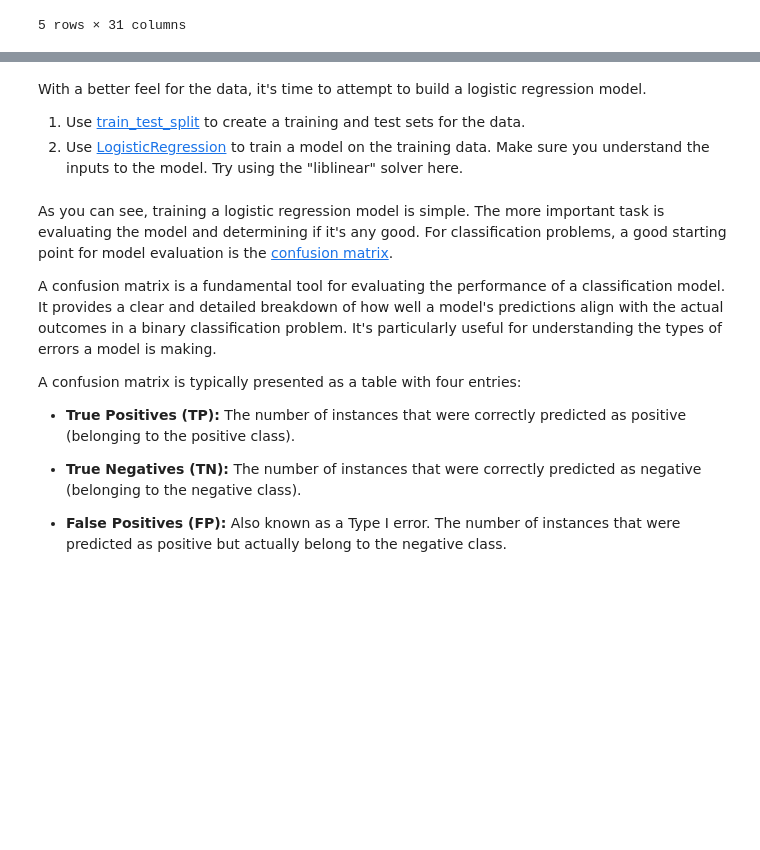
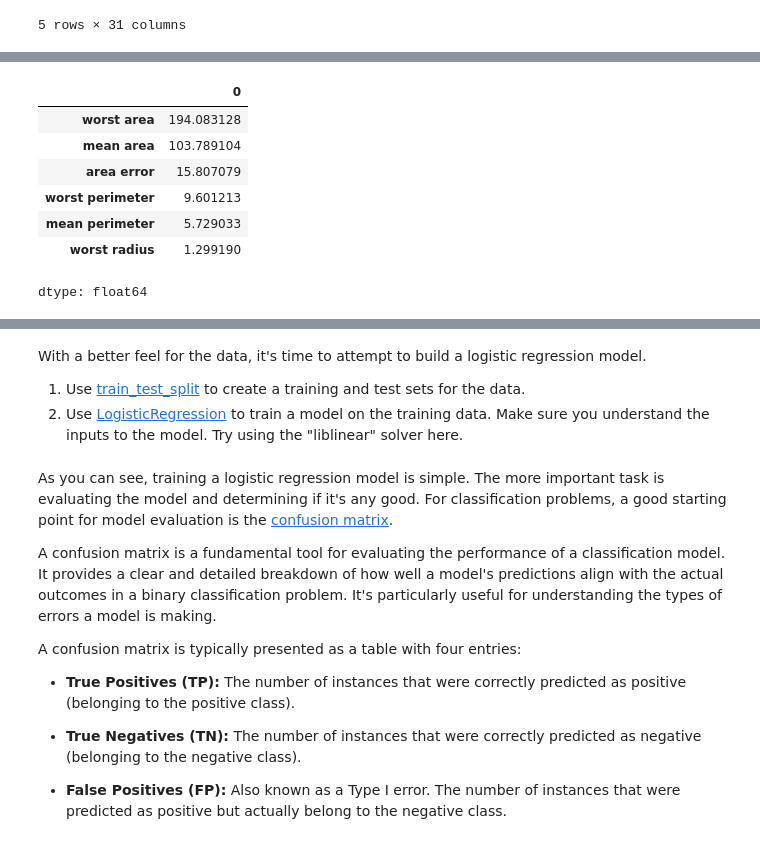
Before and after one commit to jgeiger81/sbml, a Jupyter notebook: 4.3 LogisticRegression/JasonG_MLE_MiniProject_Logistic_Regression.ipynb, the cells around one changed output, grey strips where cells are left out. Saved outputs shown, nothing was run; the diff lists cells and outputs as text; code cells hidden in the pictures; blank space fills up the shorter version.

```diff
--- a/4.3 LogisticRegression/JasonG_MLE_MiniProject_Logistic_Regression.ipynb
+++ b/4.3 LogisticRegression/JasonG_MLE_MiniProject_Logistic_Regression.ipynb
@@ -114,0 +121,14 @@ max                   0.207500    1.000000
+# %%
+#Find columns that probably have a high number of outliers than others
+mean_median_diff = abs(desc.loc['mean'] - desc.loc['50%'])
+potential_outliers = mean_median_diff.nlargest(5) #Top 5 worst mean-median diffs
+potential_outliers
+# %% [output]
+|  | 0 |
+| worst area | 194.083128 |
+| mean area | 103.789104 |
+| area error | 15.807079 |
+| worst perimeter | 9.601213 |
+| mean perimeter | 5.729033 |
+| worst radius | 1.299190 |
+dtype: float64
```
Also changed, not shown: parts of 11 cells of this notebook.
